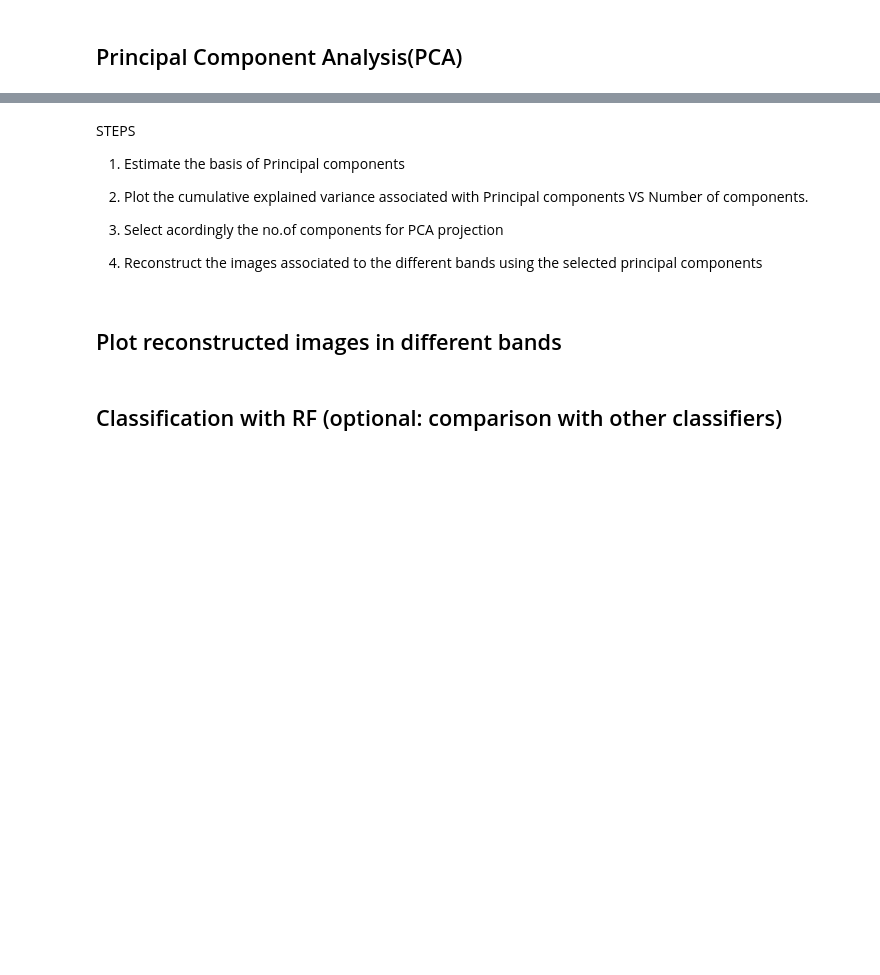
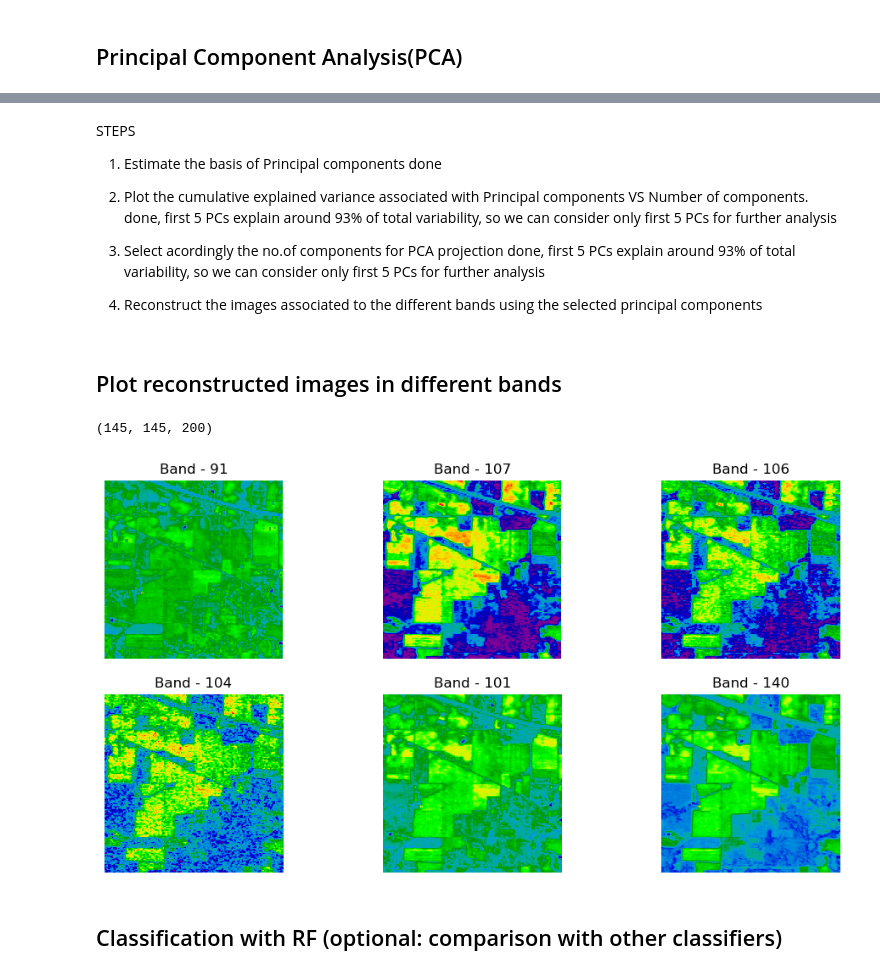
Before and after one commit to VanuatuN/MM, a Jupyter notebook: Indian_pines_classification.ipynb, the cells around one changed output, grey strips where cells are left out. Saved outputs shown, nothing was run; the diff lists cells and outputs as text; code cells hidden in the pictures; blank space fills up the shorter version.

Commit message:
reconstructed

```diff
--- a/Indian_pines_classification.ipynb
+++ b/Indian_pines_classification.ipynb
@@ -156,11 +218,14 @@ max       16.000000
 STEPS
 
 1. Estimate the basis of Principal components
+   done
 
-2. Plot the cumulative explained variance associated with Principal components VS Number of components.
+3. Plot the cumulative explained variance associated with Principal components VS Number of components.
+   done, first 5 PCs explain around 93% of total variability, so we can consider only first 5 PCs for further analysis
 
-3. Select acordingly the no.of components for PCA projection
+5. Select acordingly the no.of components for PCA projection
+   done, first 5 PCs explain around 93% of total variability, so we can consider only first 5 PCs for further analysis
 
-4. Reconstruct the images associated to the different bands using the selected principal components
+7. Reconstruct the images associated to the different bands using the selected principal components
 # %% [markdown]
 ## Plot reconstructed images in different bands
@@ -173,3 +232,23 @@ STEPS
+# %%
+X_reconstructed = pca.inverse_transform(X_pca)
+X_reconstructed.shape
+
+X_reconstructed_3d = X_reconstructed.reshape((145, 145, 200))
+X_reconstructed_3d.shape
+# %% [output]
+(145, 145, 200)
+# %%
+fig = plt.figure(figsize = (12, 6))
+
+for i in range(1, 1+6):
+    fig.add_subplot(2,3, i)
+    q = np.random.randint(X_reconstructed_3d.shape[2])
+    plt.imshow(X_reconstructed_3d[:,:,q], cmap='nipy_spectral')
+    plt.axis('off')
+    plt.title(f'Band - {q}')
+plt.savefig('IP_Bands_reconstructed.png')
+# %% [output]
+[figure, added]
 # %%
 # saving to .csv
 q.to_csv('IP_40_PCA.csv', index=False)
```
Also changed, not shown: parts of 5 cells of this notebook, 1 other file.
